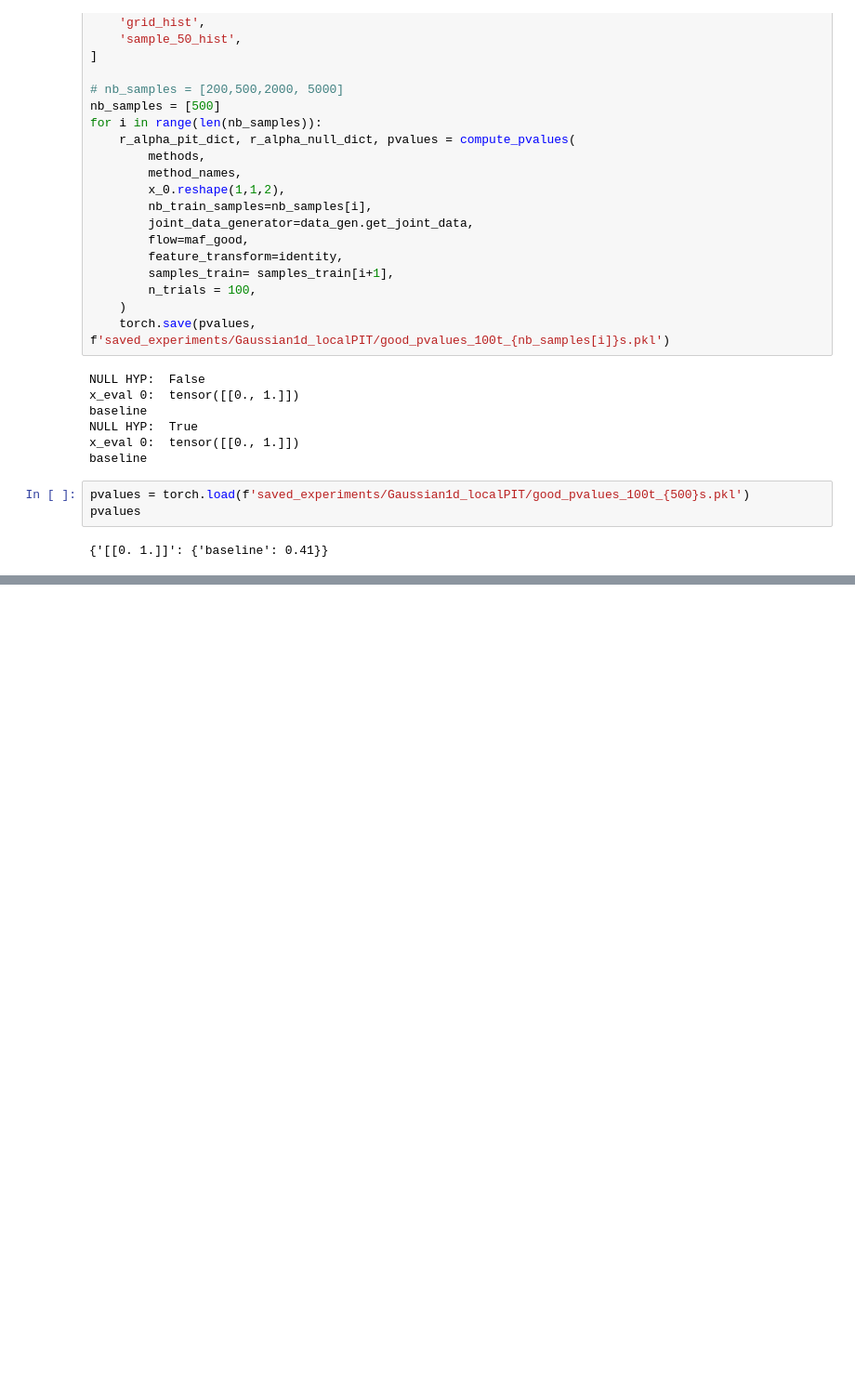
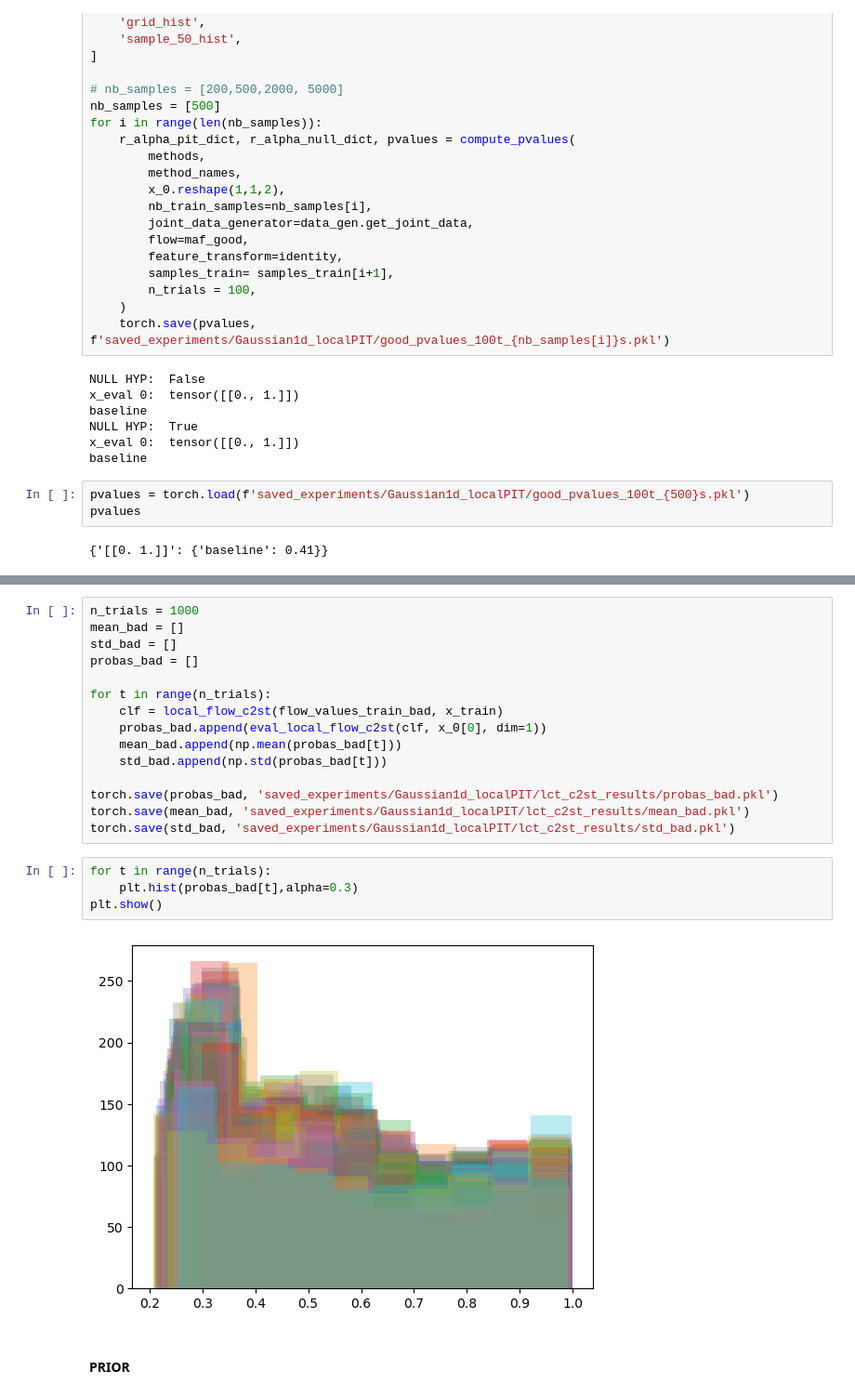
Before and after one commit to JuliaLinhart/valDiags_flows, a Jupyter notebook: PIT_for_ConditionalFlows.ipynb, the cells around one changed output, grey strips where cells are left out. Shown at 93% size. Saved outputs shown, nothing was run; the diff lists cells and outputs as text; blank space fills up the shorter version.

```diff
--- a/PIT_for_ConditionalFlows.ipynb
+++ b/PIT_for_ConditionalFlows.ipynb
@@ -1297,0 +1335,23 @@ pvalues
+# %%
+n_trials = 1000
+mean_bad = []
+std_bad = []
+probas_bad = []
+
+for t in range(n_trials):
+    clf = local_flow_c2st(flow_values_train_bad, x_train)
+    probas_bad.append(eval_local_flow_c2st(clf, x_0[0], dim=1))
+    mean_bad.append(np.mean(probas_bad[t]))
+    std_bad.append(np.std(probas_bad[t]))
+
+torch.save(probas_bad, 'saved_experiments/Gaussian1d_localPIT/lct_c2st_results/probas_bad.pkl')
+torch.save(mean_bad, 'saved_experiments/Gaussian1d_localPIT/lct_c2st_results/mean_bad.pkl')
+torch.save(std_bad, 'saved_experiments/Gaussian1d_localPIT/lct_c2st_results/std_bad.pkl')
+# %%
+for t in range(n_trials):
+    plt.hist(probas_bad[t],alpha=0.3)
+plt.show()
+# %% [output]
+[figure, added]
+# %% [markdown]
+#### PRIOR
```
Also changed, not shown: parts of 28 cells of this notebook, 6 other files.
